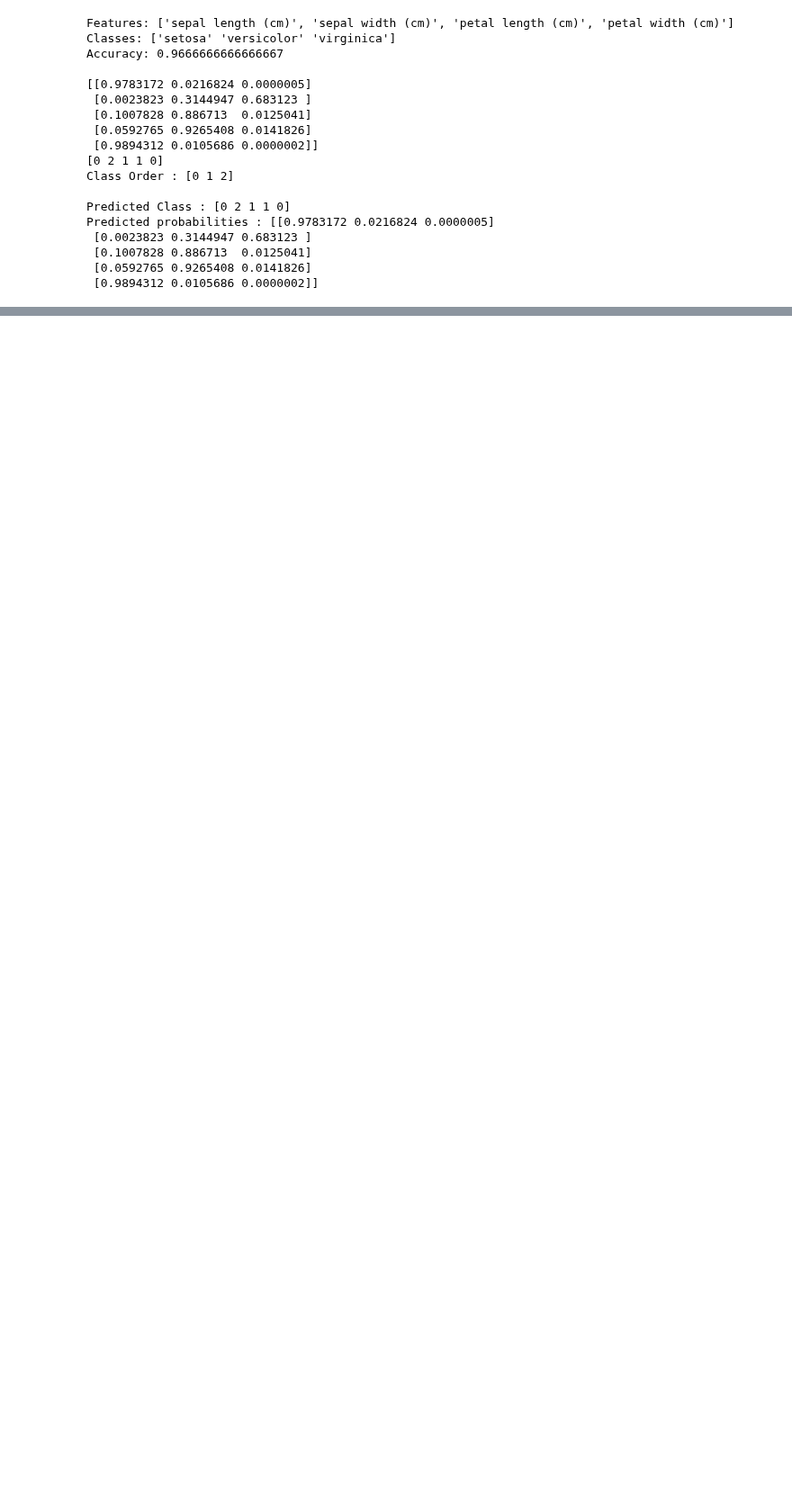
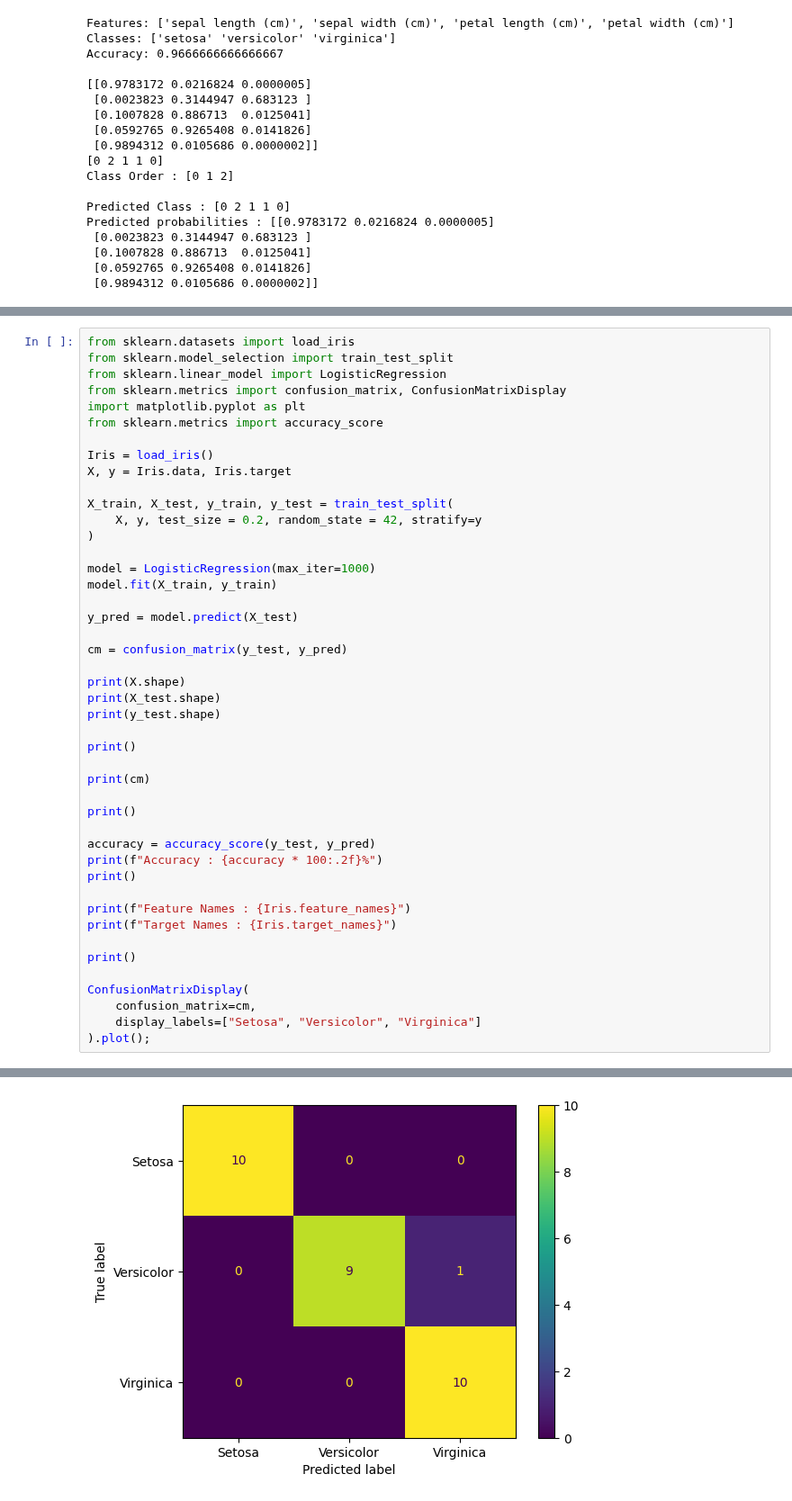
Before and after one commit to Zarif-451/Machine-Learning, a Jupyter notebook: Scikit-Learn/Scikit-Learn (Supervised ML)/classification.ipynb, the cells around one changed output, grey strips where cells are left out. Shown at 90% size. Cells and saved outputs as stored; diff of their text form; blank space fills up the shorter version.

```diff
--- a/Scikit-Learn/Scikit-Learn (Supervised ML)/classification.ipynb
+++ b/Scikit-Learn/Scikit-Learn (Supervised ML)/classification.ipynb
@@ -746,0 +962,46 @@ Predicted probabilities : [[0.9783172 0.0216824 0.0000005]
+# %%
+from sklearn.datasets import load_iris
+from sklearn.model_selection import train_test_split
+from sklearn.linear_model import LogisticRegression
+from sklearn.metrics import confusion_matrix, ConfusionMatrixDisplay
+import matplotlib.pyplot as plt
+from sklearn.metrics import accuracy_score
+
+Iris = load_iris()
+X, y = Iris.data, Iris.target
+
+X_train, X_test, y_train, y_test = train_test_split(
+    X, y, test_size = 0.2, random_state = 42, stratify=y
+)
+
+model = LogisticRegression(max_iter=1000)
+model.fit(X_train, y_train)
+
+y_pred = model.predict(X_test)
+
+cm = confusion_matrix(y_test, y_pred)
+
+print(X.shape)
+print(X_test.shape)
+print(y_test.shape)
+
+print()
+
+print(cm)
+
+print()
+
+accuracy = accuracy_score(y_test, y_pred)
+print(f"Accuracy : {accuracy * 100:.2f}%")
+print()
+
+print(f"Feature Names : {Iris.feature_names}")
+print(f"Target Names : {Iris.target_names}")
+
+print()
+
+ConfusionMatrixDisplay(
+    confusion_matrix=cm,
+    display_labels=["Setosa", "Versicolor", "Virginica"]
+).plot();
+# %% [output]
@@ -746,0 +1020 @@ Predicted probabilities : [[0.9783172 0.0216824 0.0000005]
+[figure, added]
```
Also changed, not shown: parts of 8 cells of this notebook, 2 other files.
